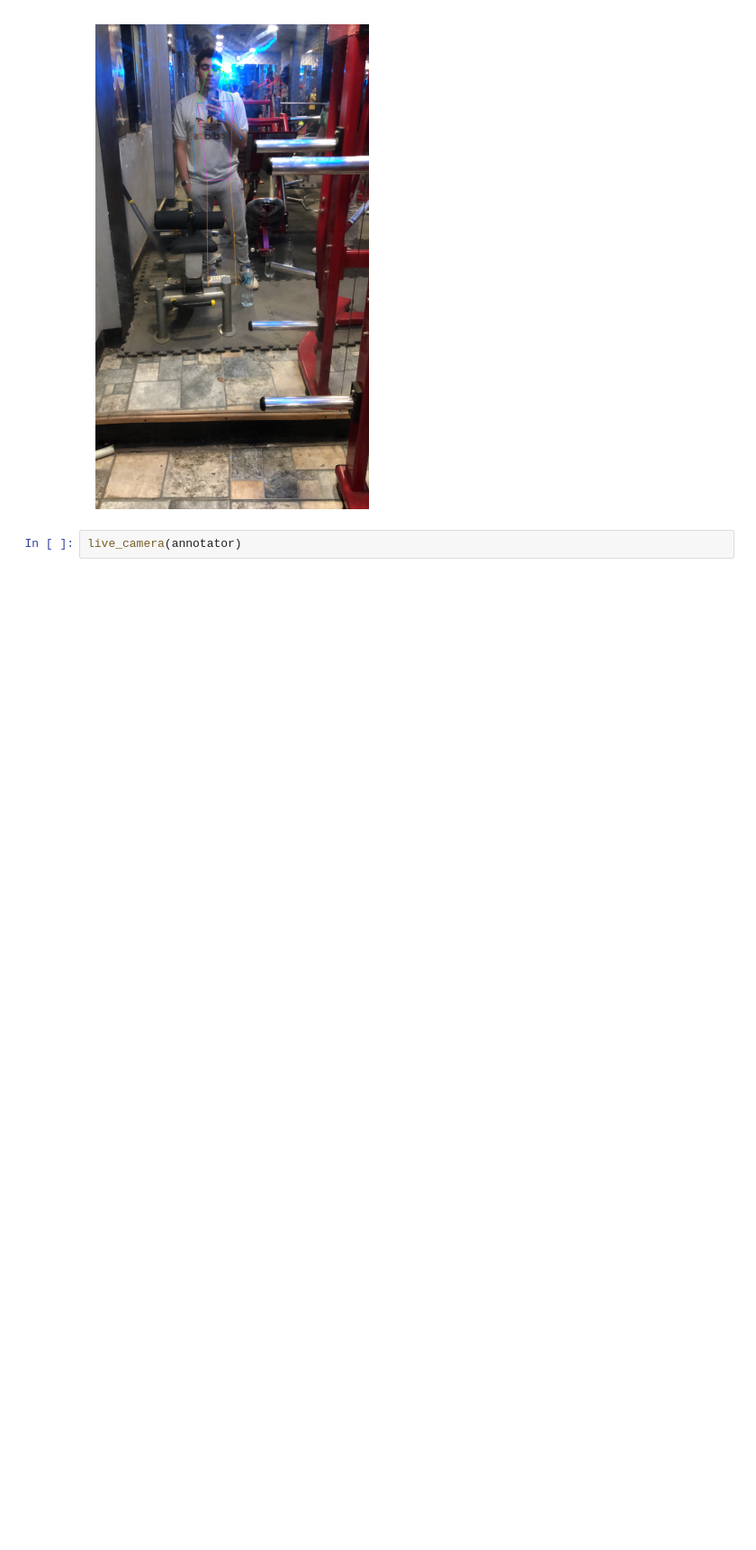
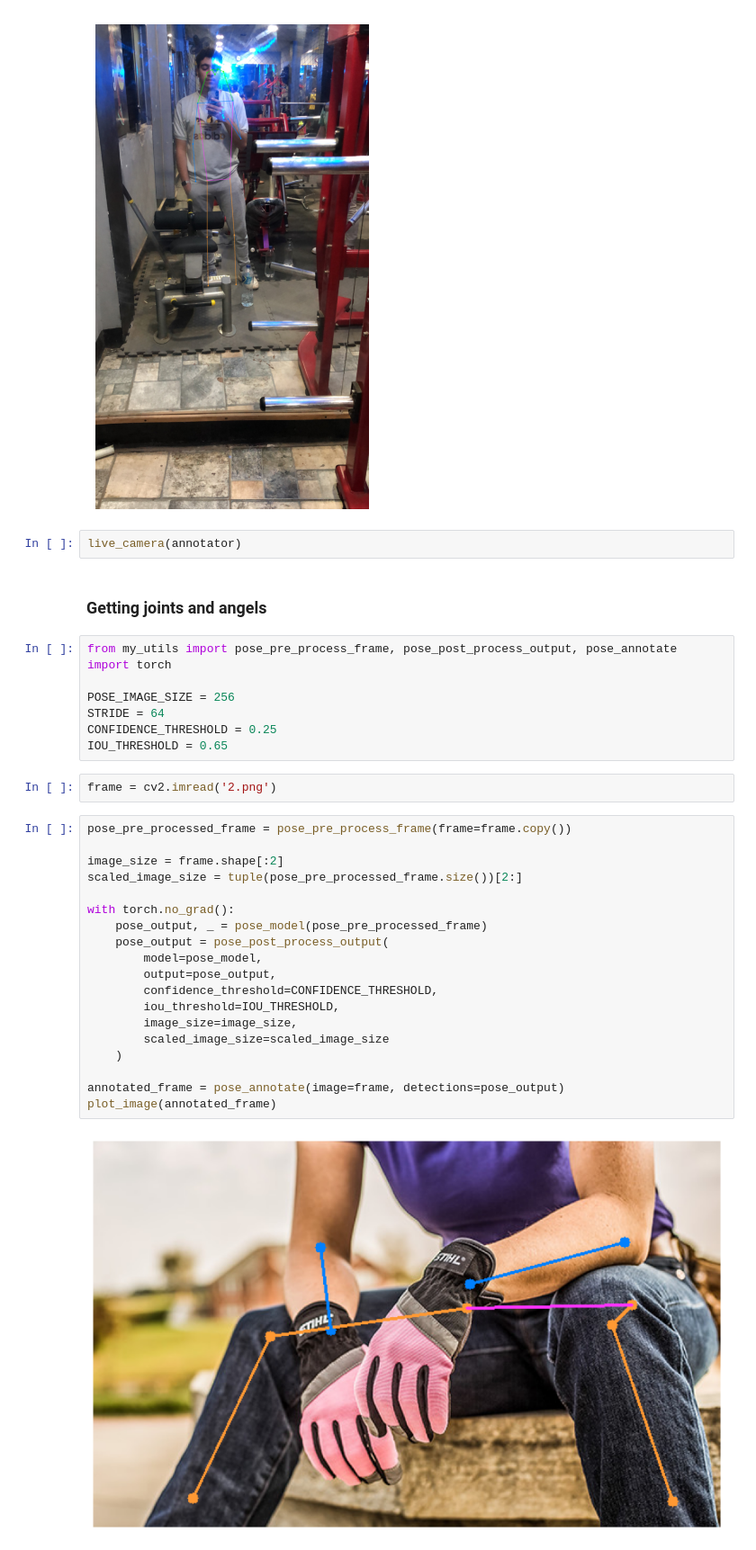
Before and after one commit to moaaztaha/GYM-assistant-using-Yolov7-pose-estimation, a Jupyter notebook: gym helper.ipynb, the cells around one changed output. Shown at 90% size. Drawn from its saved outputs; the diff is of its cells as text; blank space fills up the shorter version.

```diff
--- a/gym helper.ipynb
+++ b/gym helper.ipynb
@@ -29,3 +29,36 @@ plot_image(annotated, 7)
 [figure]
 # %%
 live_camera(annotator)
+# %% [markdown]
+### Getting joints and angels
+# %%
+from my_utils import pose_pre_process_frame, pose_post_process_output, pose_annotate
+import torch
+
+POSE_IMAGE_SIZE = 256
+STRIDE = 64
+CONFIDENCE_THRESHOLD = 0.25
+IOU_THRESHOLD = 0.65
+# %%
+frame = cv2.imread('2.png')
+# %%
+pose_pre_processed_frame = pose_pre_process_frame(frame=frame.copy())
+
+image_size = frame.shape[:2]
+scaled_image_size = tuple(pose_pre_processed_frame.size())[2:]
+
+with torch.no_grad():
+    pose_output, _ = pose_model(pose_pre_processed_frame)
+    pose_output = pose_post_process_output(
+        model=pose_model,
+        output=pose_output,
+        confidence_threshold=CONFIDENCE_THRESHOLD,
+        iou_threshold=IOU_THRESHOLD,
+        image_size=image_size,
+        scaled_image_size=scaled_image_size
+    )
+
+annotated_frame = pose_annotate(image=frame, detections=pose_output)
+plot_image(annotated_frame)
+# %% [output]
+[figure, added]
```
Also changed, not shown: parts of 8 cells of this notebook.
